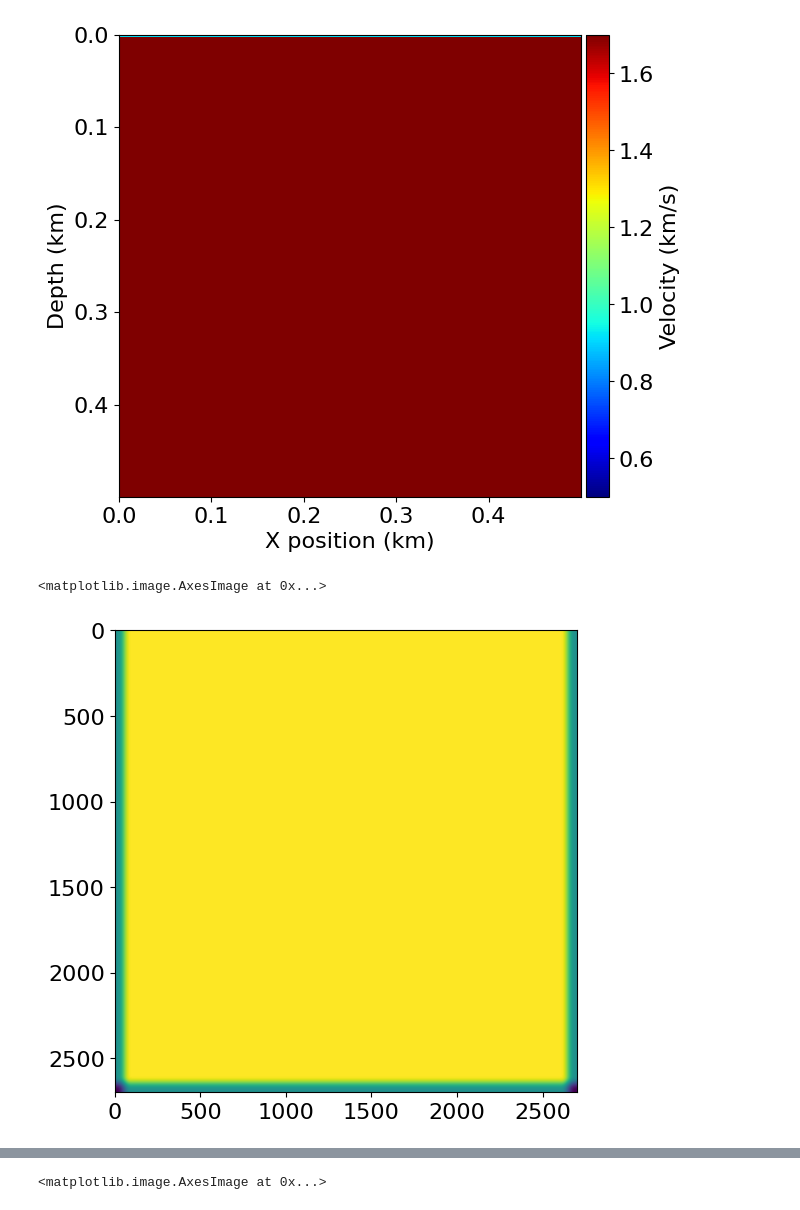
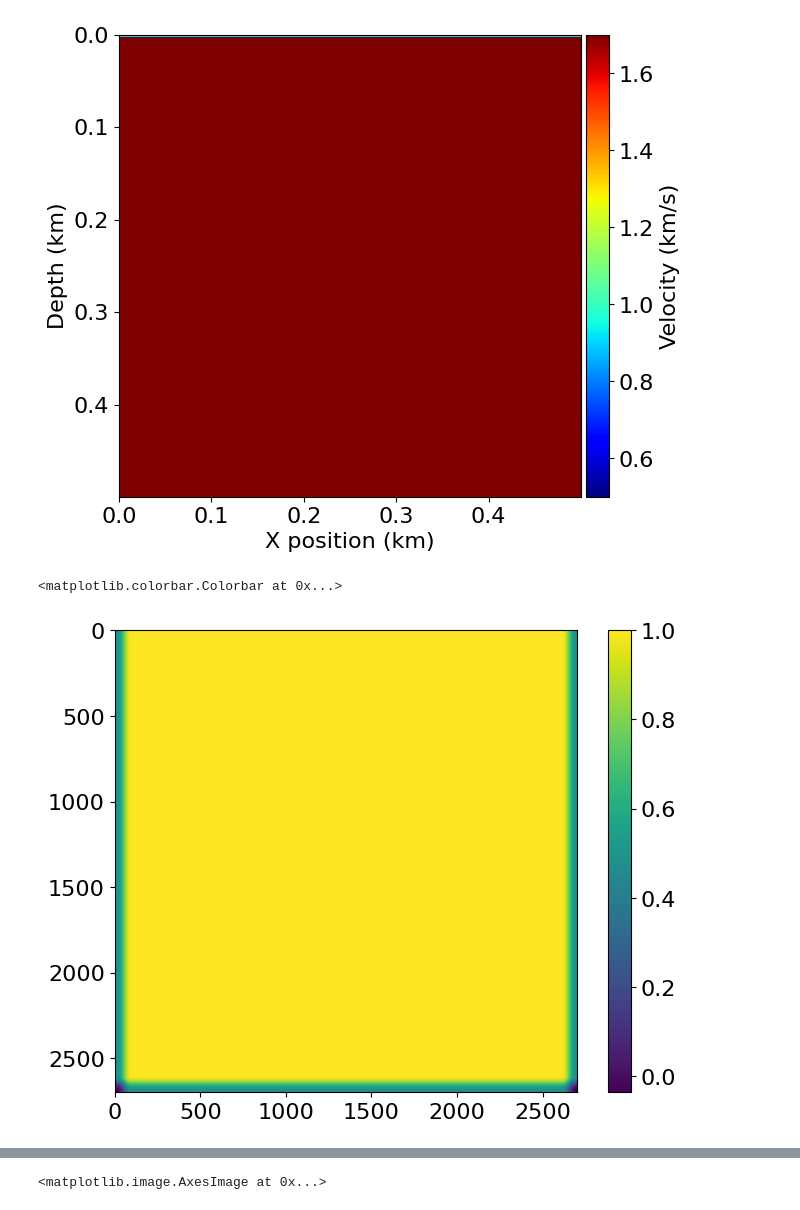
Before and after one commit to spaceswimmer/Seismic_modeling, a Jupyter notebook: Code/2d_elastic/AM_model_elastic.ipynb, the cells around one changed output, grey strips where cells are left out. Saved outputs shown, nothing was run; the diff lists cells and outputs as text; code cells hidden in the pictures.

```diff
--- a/Code/2d_elastic/AM_model_elastic.ipynb
+++ b/Code/2d_elastic/AM_model_elastic.ipynb
@@ -103,9 +103,10 @@ plot_velocity(model)
 [figure]
 # %%
 plt.imshow(model.damp.data.T)
+plt.colorbar()
 # %% [output]
-<matplotlib.image.AxesImage at 0x...>
+<matplotlib.colorbar.Colorbar at 0x...>
-[figure, old version]
+[figure, new version]
 # %%
 # геометрия
 t0=0.
```
Also changed, not shown: parts of 3 cells of this notebook, 3 other files.
